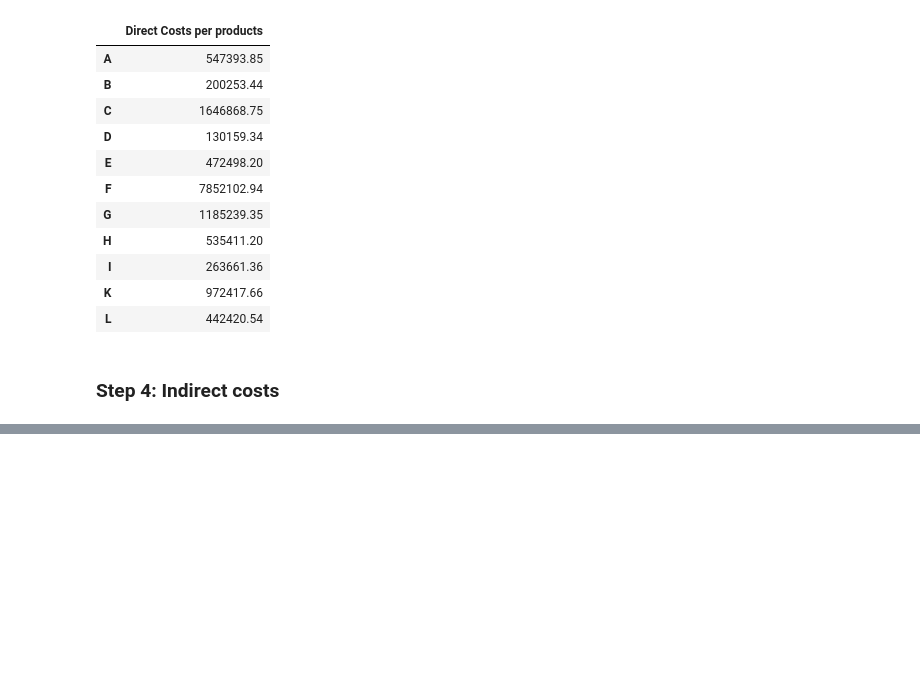
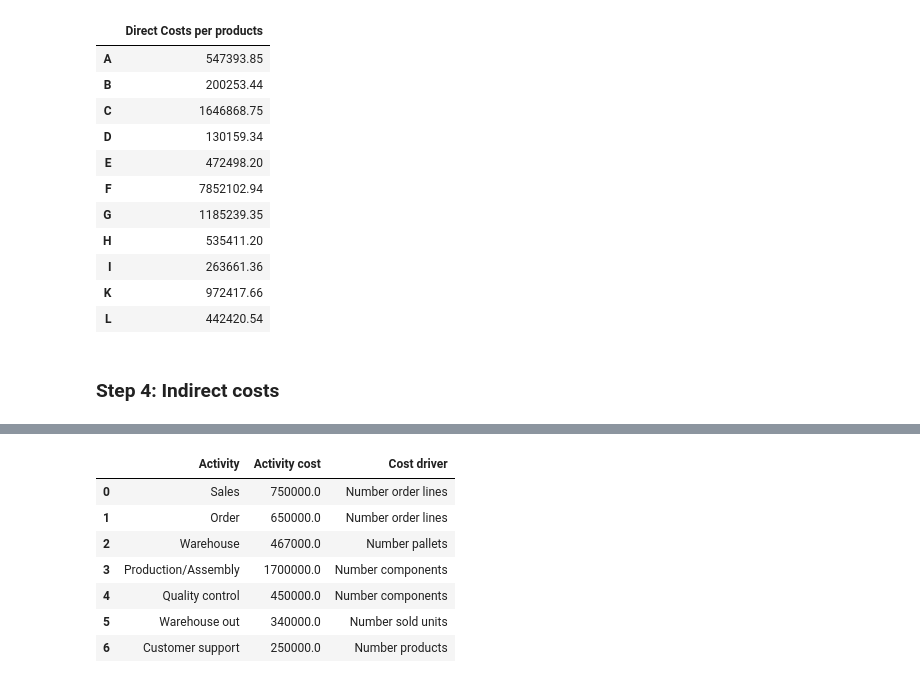
Before and after one commit to PaulineMalaguti/EBA3630, a Jupyter notebook: Customer Profitability Index/Problem 2/2customerprofitability.ipynb, the cells around one changed output, grey strips where cells are left out. Cells and saved outputs as stored; diff of their text form; code cells hidden in the pictures; blank space fills up the shorter version.

```diff
--- a/Customer Profitability Index/Problem 2/2customerprofitability.ipynb
+++ b/Customer Profitability Index/Problem 2/2customerprofitability.ipynb
@@ -365,0 +336,11 @@ number_pallets
+# %%
+cost_info
+# %% [output]
+|  | Activity | Activity cost | Cost driver |
+| 0 | Sales | 750000.0 | Number order lines |
+| 1 | Order | 650000.0 | Number order lines |
+| 2 | Warehouse | 467000.0 | Number pallets |
+| 3 | Production/Assembly | 1700000.0 | Number components |
+| 4 | Quality control | 450000.0 | Number components |
+| 5 | Warehouse out | 340000.0 | Number sold units |
+| 6 | Customer support | 250000.0 | Number products |
```
Also changed, not shown: parts of 7 cells of this notebook.
